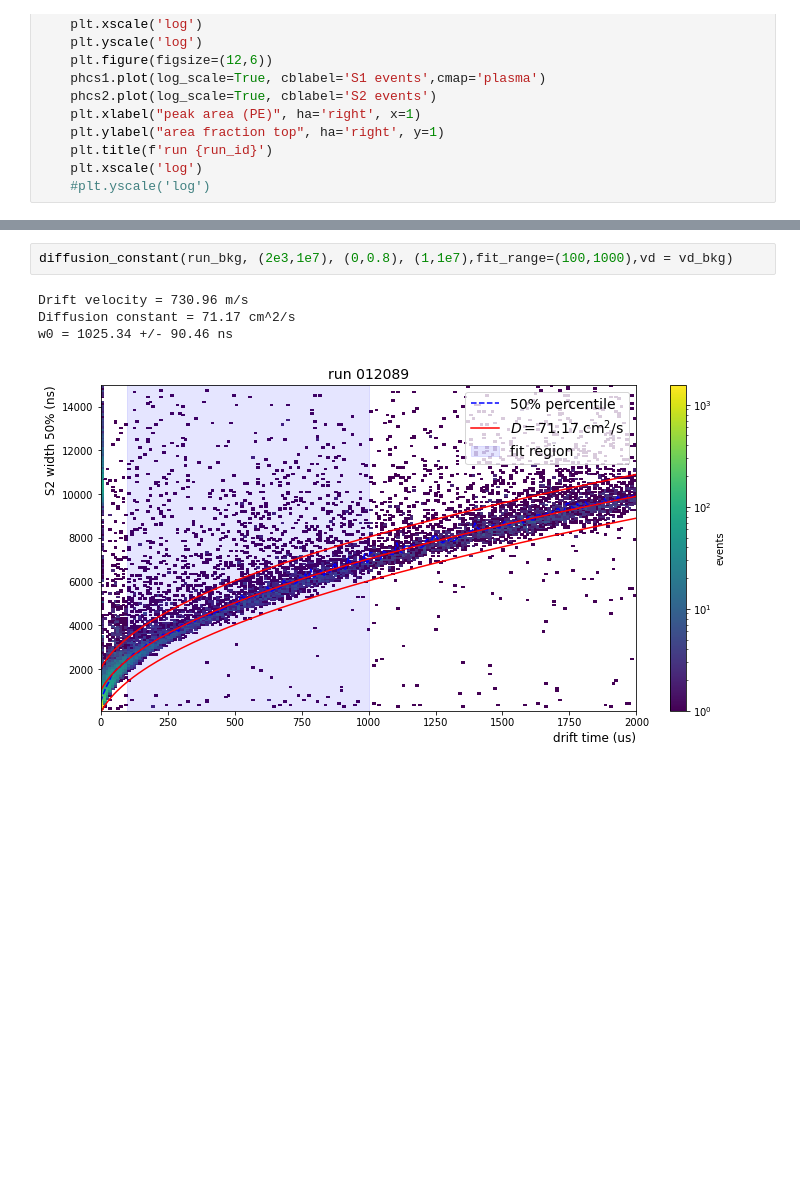
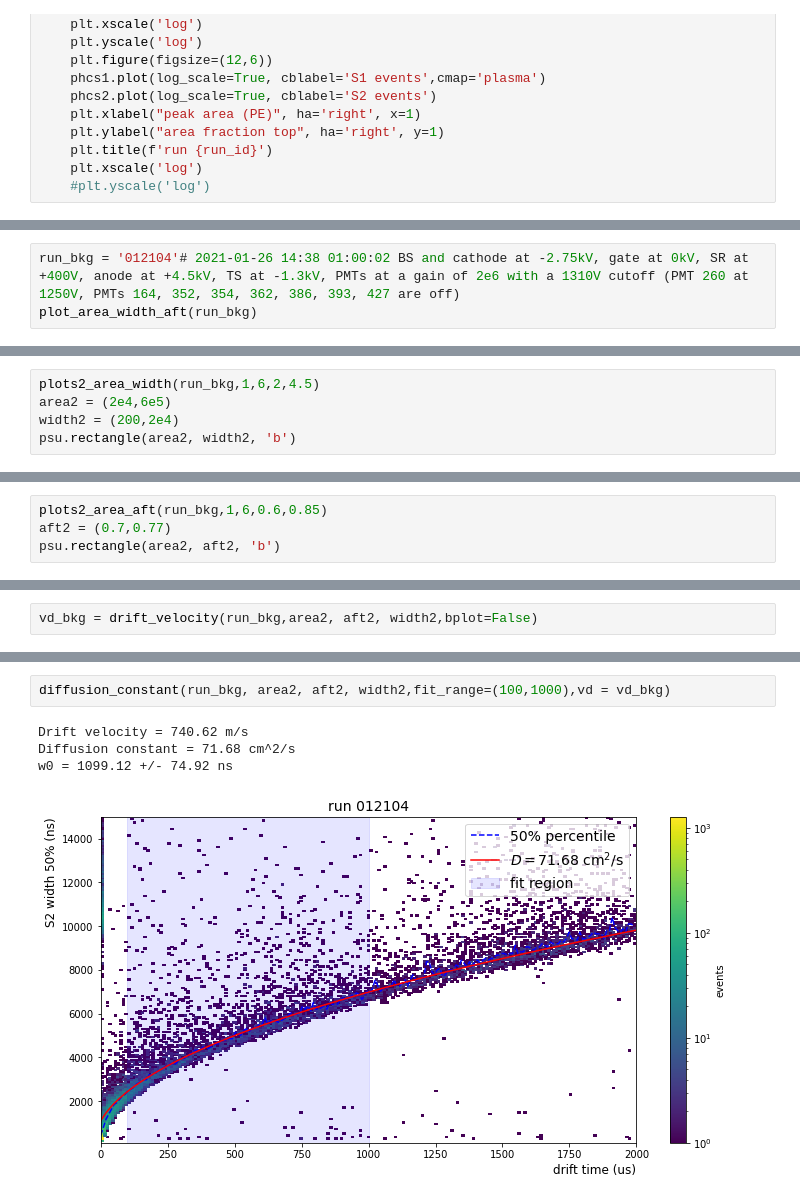
Before and after one commit to valerioda/xenon-note, a Jupyter notebook: fast_response_analysis/bkg-Kr_data-comparison.ipynb, the cells around one changed output, grey strips where cells are left out. Saved outputs shown, nothing was run; the diff lists cells and outputs as text; blank space fills up the shorter version.

```diff
--- a/fast_response_analysis/bkg-Kr_data-comparison.ipynb
+++ b/fast_response_analysis/bkg-Kr_data-comparison.ipynb
@@ -201,0 +300,3 @@ w0 = 0.03 +/- inf ns
+# %%
+run_bkg = '012104'#	2021-01-26 14:38 01:00:02 BS and cathode at -2.75kV, gate at 0kV, SR at +400V, anode at +4.5kV, TS at -1.3kV, PMTs at a gain of 2e6 with a 1310V cutoff (PMT 260 at 1250V, PMTs 164, 352, 354, 362, 386, 393, 427 are off)
+plot_area_width_aft(run_bkg)
@@ -201,0 +306,5 @@ w0 = 0.03 +/- inf ns
+# %%
+plots2_area_width(run_bkg,1,6,2,4.5)
+area2 = (2e4,6e5)
+width2 = (200,2e4)
+psu.rectangle(area2, width2, 'b')
@@ -201,0 +313,4 @@ w0 = 0.03 +/- inf ns
+# %%
+plots2_area_aft(run_bkg,1,6,0.6,0.85)
+aft2 = (0.7,0.77)
+psu.rectangle(area2, aft2, 'b')
@@ -201,0 +319,2 @@ w0 = 0.03 +/- inf ns
+# %%
+vd_bkg = drift_velocity(run_bkg,area2, aft2, width2,bplot=False)
@@ -202,7 +326,7 @@ w0 = 0.03 +/- inf ns
 # %%
-diffusion_constant(run_bkg, (2e3,1e7), (0,0.8), (1,1e7),fit_range=(100,1000),vd = vd_bkg)
+diffusion_constant(run_bkg, area2, aft2, width2,fit_range=(100,1000),vd = vd_bkg)
 # %% [output]
-Drift velocity = 730.96 m/s
-Diffusion constant = 71.17 cm^2/s
-w0 = 1025.34 +/- 90.46 ns
+Drift velocity = 740.62 m/s
+Diffusion constant = 71.68 cm^2/s
+w0 = 1099.12 +/- 74.92 ns
-[figure, old version]
+[figure, new version]
```
Also changed, not shown: parts of 29 cells of this notebook, 3 other files.
